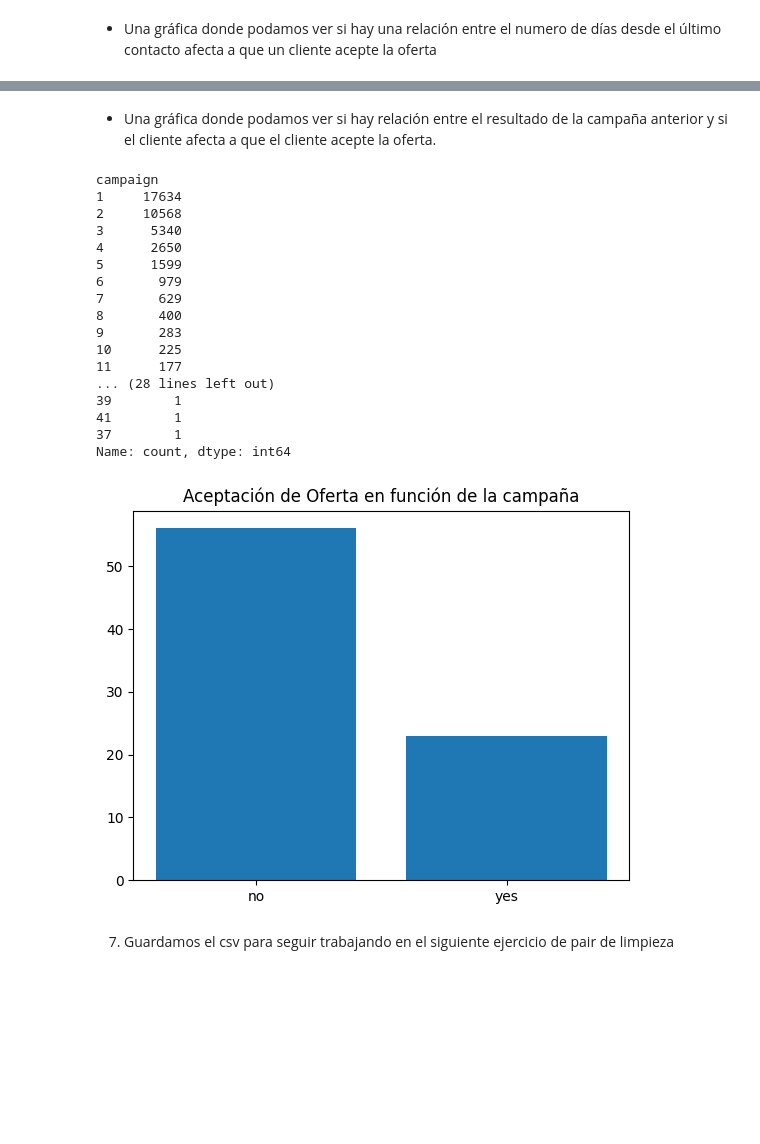
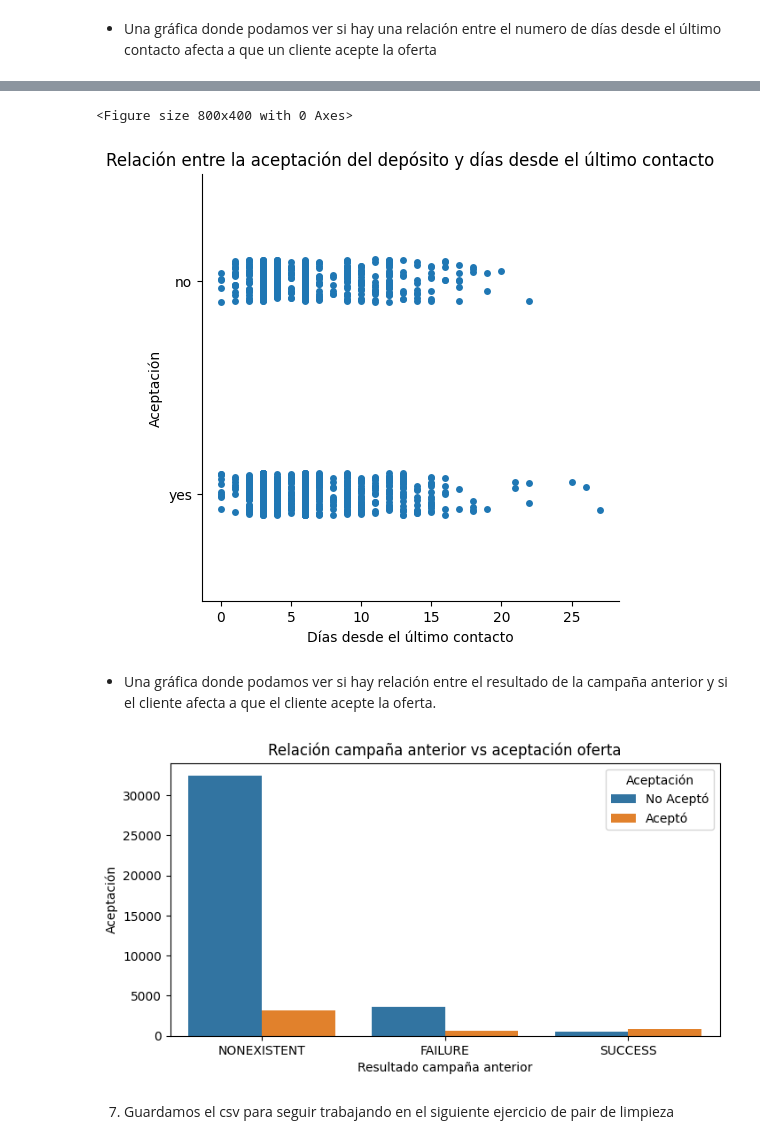
Before and after one commit to anane3373/promoE_modulo2_sprint2_pairprogramming_AnaGuardiayAndreaCabrera, a Jupyter notebook: limpieza_pair/limpieza1_16_8.ipynb, the cells around one changed output, grey strips where cells are left out. Cells and saved outputs as stored; diff of their text form; code cells hidden in the pictures; blank space fills up the shorter version.

```diff
--- a/limpieza_pair/limpieza1_16_8.ipynb
+++ b/limpieza_pair/limpieza1_16_8.ipynb
@@ -356,30 +324,41 @@ plt.show()
+# %%
+df2 = df.drop(df[df["pdays"] == 999].index)
+
+plt.figure(figsize =(8,4))
+
+# usamos el swarmplot para visualizar nuestra pregunta
+fig = sns.catplot(x='pdays', y = 'y' ,data = df2)
+
+# ponemos nombre a los ejes
+fig.set(ylabel='Aceptación', xlabel= 'Días desde el último contacto' )
+
+# ponemos título a la gráfica
+plt.title('Relación entre la aceptación del depósito y días desde el último contacto')
+
+# mostramos la gráfica
+plt.show()
+# %% [output]
+<Figure size 800x400 with 0 Axes>
+[figure, added]
 # %% [markdown]
 - Una gráfica donde podamos ver si hay relación entre el resultado de la campaña anterior y si el cliente afecta a que el cliente acepte la oferta.
-# %%
-df['campaign'].value_counts()
-# %% [output]
-campaign
-1     17634
-2     10568
-3      5340
-4      2650
-5      1599
-6       979
-7       629
-8       400
-9       283
-10      225
-11      177
-... (28 lines left out)
-39        1
-41        1
-37        1
-Name: count, dtype: int64
-# %%
-plt.bar(df["y"],df["campaign"])
-plt.title('Aceptación de Oferta en función de la campaña')
-plt.show();
-# %% [output]
-[figure, removed]
+# %%
+plt.figure(figsize =(8,4))
+
+# iniciamos nuestra gráfica para contestar a la pregunta
+fig = sns.countplot(x='poutcome', hue = "y", data = df)
+
+# cambiamos el nombre de los ejes
+fig.set(xlabel='Resultado campaña anterior', ylabel= 'Aceptación' )
+
+# cambiamos el título de la gráfica
+fig.set_title('Relación campaña anterior vs aceptación oferta')
+
+plt.legend(title='Aceptación', labels=['No Aceptó', 'Aceptó'])
+
+# motramos la gráfica
+plt.show()
+# %% [output]
+[figure, added]
 # %% [markdown]
 7. Guardamos el csv para seguir trabajando en el siguiente ejercicio de pair de limpieza
```
Also changed, not shown: parts of 17 cells of this notebook, 2 other files.
